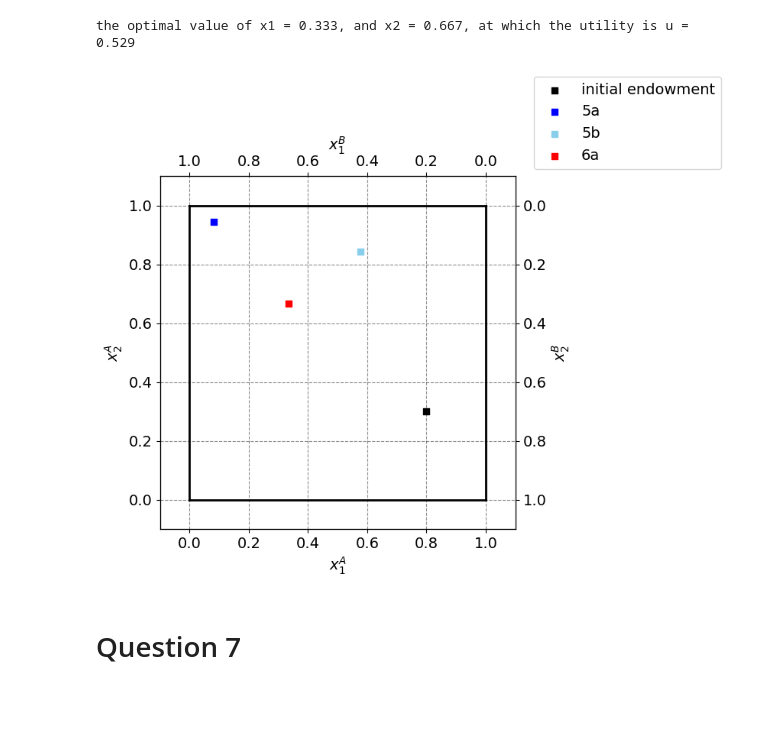
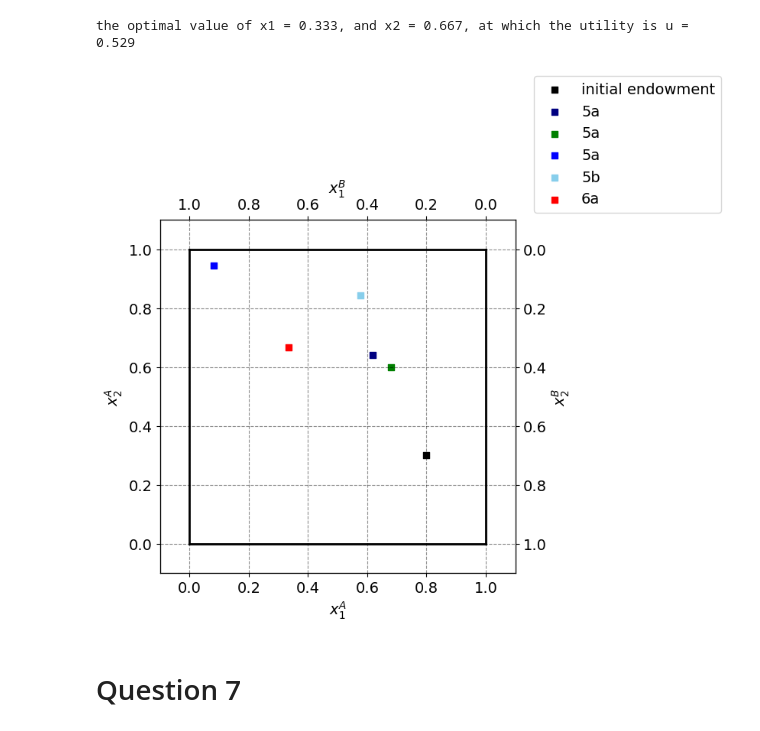
Before and after one commit to NumEconCopenhagen/projects-2024-anne-sofie-ida-anna-livia, a Jupyter notebook: inauguralproject/inauguralproject.ipynb, the cells around one changed output. Cells and saved outputs as stored; diff of their text form; code cells hidden in the pictures; blank space fills up the shorter version.

```diff
--- a/inauguralproject/inauguralproject.ipynb
+++ b/inauguralproject/inauguralproject.ipynb
@@ -313,37 +315,43 @@ ax_A.set_ylabel("$x_2^A$")
 temp = ax_A.twinx()
 temp.set_ylabel("$x_2^B$")
 ax_B = temp.twiny()
 ax_B.set_xlabel("$x_1^B$")
 
 
 # A
 # a. initial endowment
 ax_A.scatter(par.w1A,par.w2A,marker='s',color='black',label='initial endowment')
 
-# b. 5a
+# b. 4a
+ax_A.scatter(optimal_allocation[0], optimal_allocation[1], marker='s',color='navy',label='5a')
+
+# c. 4b
+ax_A.scatter(opt_best_scipy[0], opt_best_scipy[1] ,marker='s',color='green',label='5a')
+
+# d. 5a
 ax_A.scatter(a1, a2 ,marker='s',color='blue',label='5a')
 
-# c. 5b
+# e. 5b
 ax_A.scatter(x_1,x_2 ,marker='s',color='skyblue',label='5b')
 
-# d. 6a
+# f. 6a
 ax_A.scatter(opt.sol.x1,opt.sol.x2 ,marker='s',color='red',label='6a')
 
 
 # limits
 ax_A.plot([0,w1bar],[0,0],lw=2,color='black')
 ax_A.plot([0,w1bar],[w2bar,w2bar],lw=2,color='black')
 ax_A.plot([0,0],[0,w2bar],lw=2,color='black')
 ax_A.plot([w1bar,w1bar],[0,w2bar],lw=2,color='black')
 
 ax_A.set_xlim([-0.1, w1bar + 0.1])
 ax_A.set_ylim([-0.1, w2bar + 0.1])
 ax_B.set_xlim([w1bar + 0.1, -0.1])
 ax_B.set_ylim([w2bar + 0.1, -0.1])
 
 ax_A.legend(frameon=True,loc='lower right',bbox_to_anchor=(1.6,1.0));
 # %% [output]
-[figure, old version]
+[figure, new version]
 # %% [markdown]
 # Question 7
 # %%
```
Also changed, not shown: parts of 3 cells of this notebook.
